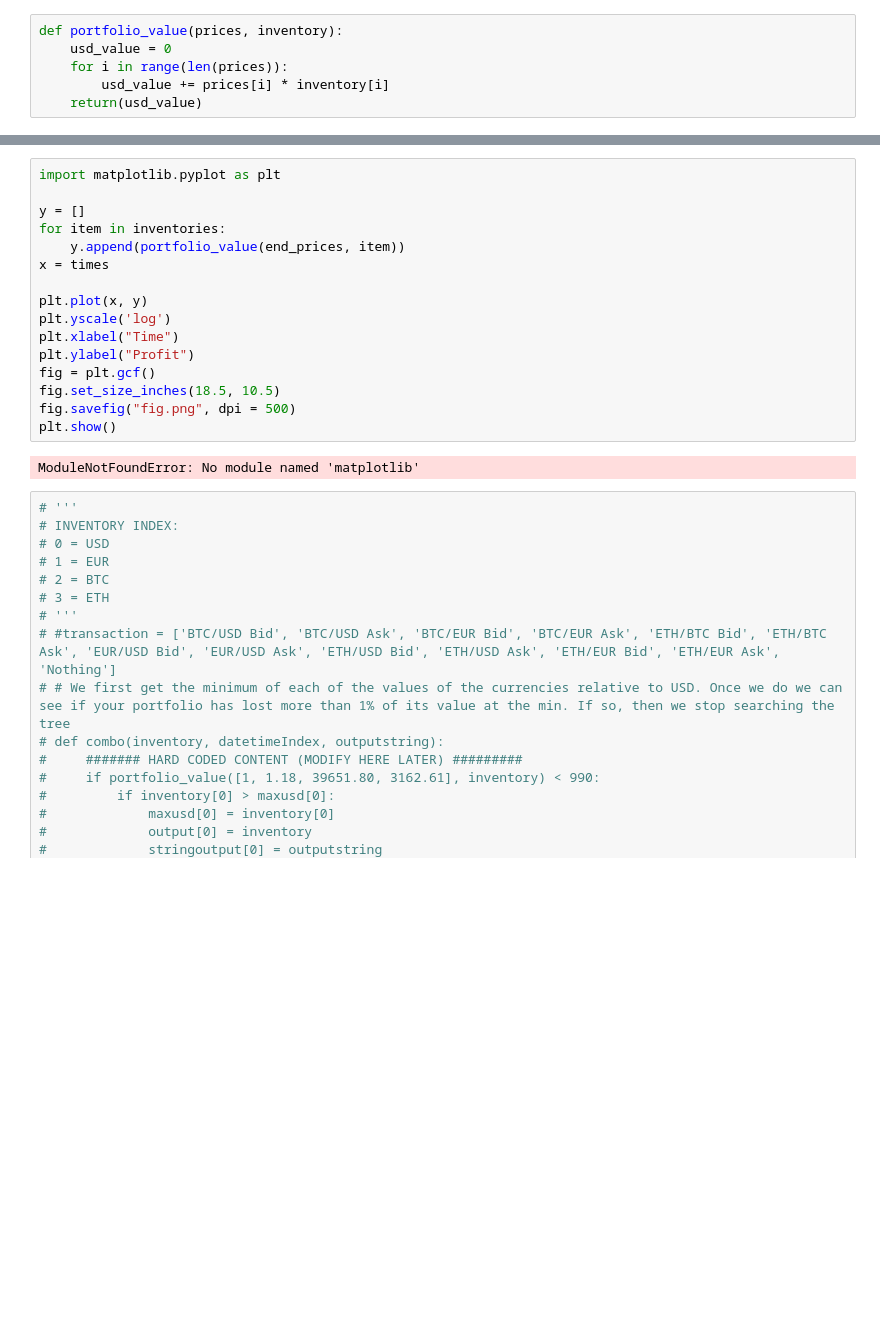
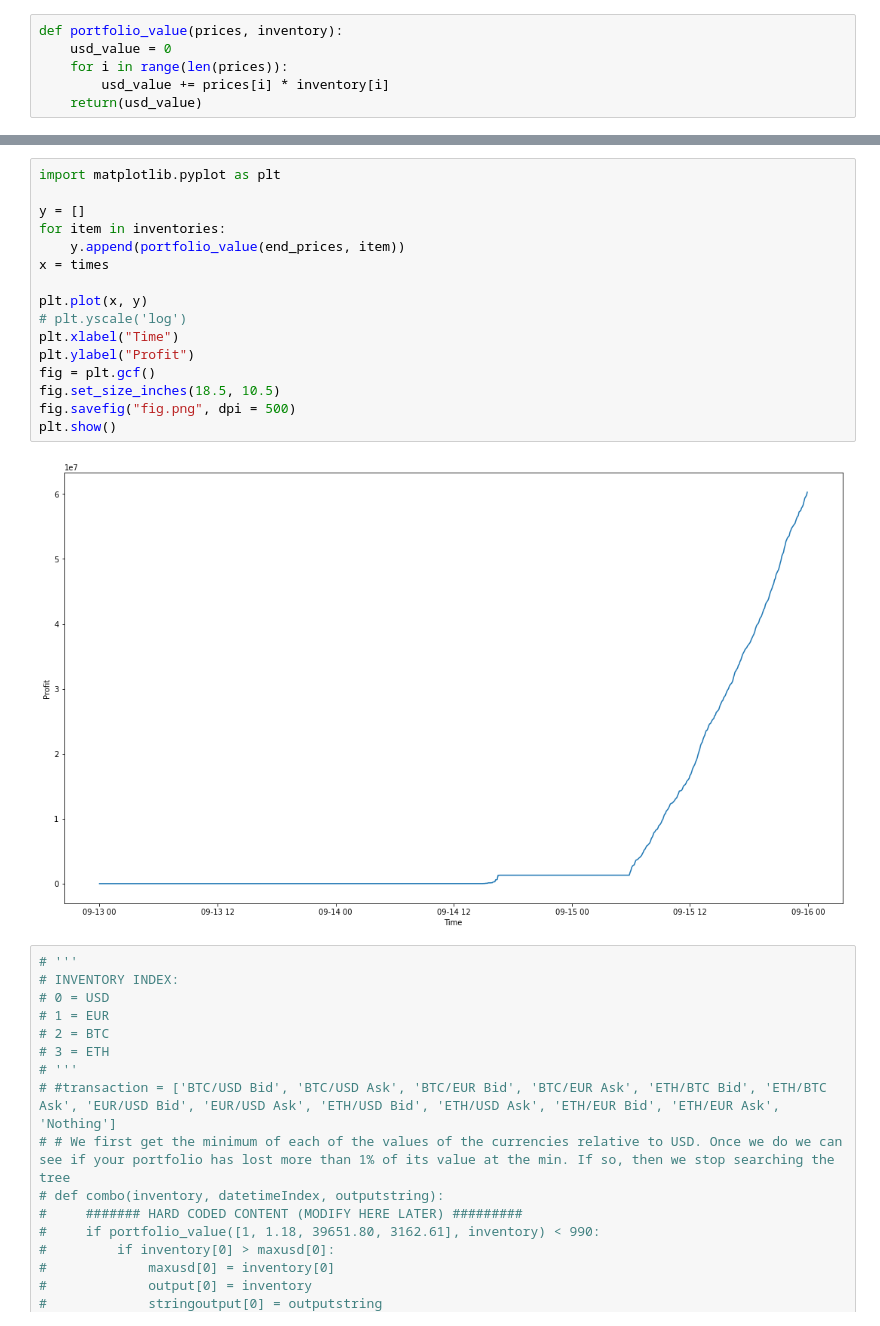
Before and after one commit to thomaswsu/Financial_Trading_Data_Assignement, a Jupyter notebook: data_assignment.ipynb, the cells around one changed output, grey strips where cells are left out. Drawn from its saved outputs; the diff is of its cells as text; blank space fills up the shorter version.

```diff
--- a/data_assignment.ipynb
+++ b/data_assignment.ipynb
@@ -196,21 +180,21 @@ print(portfolio_value(end_prices, ans))
 # %%
 import matplotlib.pyplot as plt
 
 y = []
 for item in inventories:
     y.append(portfolio_value(end_prices, item))
 x = times
 
 plt.plot(x, y)
-plt.yscale('log')
+# plt.yscale('log')
 plt.xlabel("Time")
 plt.ylabel("Profit")
 fig = plt.gcf()
 fig.set_size_inches(18.5, 10.5)
 fig.savefig("fig.png", dpi = 500)
 plt.show()
 # %% [output]
-ModuleNotFoundError: No module named 'matplotlib'
+[figure, added]
 # %%
 # '''
 # INVENTORY INDEX:
```
Also changed, not shown: parts of 1 cell of this notebook.
